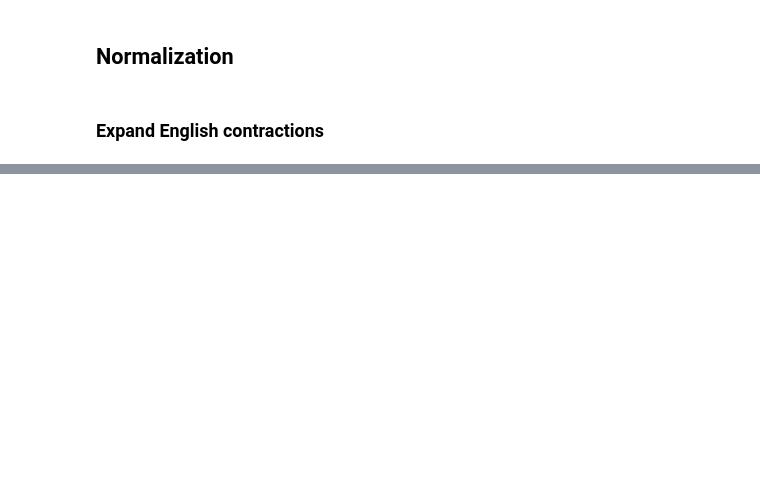
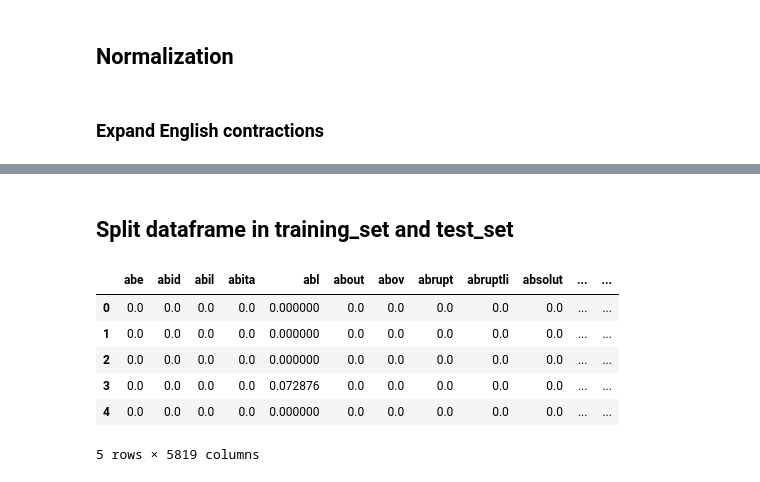
Before and after one commit to AT181903/YelpDatasetAnalysis, a Jupyter notebook: reviews_task.ipynb, the cells around one changed output, grey strips where cells are left out. Cells and saved outputs as stored; diff of their text form; code cells hidden in the pictures; blank space fills up the shorter version.

```diff
--- a/reviews_task.ipynb
+++ b/reviews_task.ipynb
@@ -151,0 +236,2 @@ df_review_text_no_punct.head(5)
+# %% [markdown]
+## Split dataframe in training_set and test_set
@@ -151,0 +242,25 @@ df_review_text_no_punct.head(5)
+# %%
+X = df_review_text_rating["processed_text"]
+y = df_review_text_rating["review_rating"]
+
+# Training set = 80%
+# Test set = 20%
+X_train, X_test, y_train, y_test = train_test_split(X, y, test_size=0.2, random_state=4)
+# %%
+# Initialize
+vectorizer = TfidfVectorizer()
+X_train_vectorizer = vectorizer.fit_transform(X_train)
+X_test_vectorizer = vectorizer.transform(X_test)
+
+X_train_df = pd.DataFrame(columns=vectorizer.get_feature_names_out(), data=X_train_vectorizer.toarray())
+X_test_df = pd.DataFrame(columns=vectorizer.get_feature_names_out(), data=X_test_vectorizer.toarray())
+# %%
+X_train_df.head(5)
+# %% [output]
+|  | abe | abid | abil | abita | abl | about | abov | abrupt | abruptli | absolut | ... | ... |
+| 0 | 0.0 | 0.0 | 0.0 | 0.0 | 0.000000 | 0.0 | 0.0 | 0.0 | 0.0 | 0.0 | ... | ... |
+| 1 | 0.0 | 0.0 | 0.0 | 0.0 | 0.000000 | 0.0 | 0.0 | 0.0 | 0.0 | 0.0 | ... | ... |
+| 2 | 0.0 | 0.0 | 0.0 | 0.0 | 0.000000 | 0.0 | 0.0 | 0.0 | 0.0 | 0.0 | ... | ... |
+| 3 | 0.0 | 0.0 | 0.0 | 0.0 | 0.072876 | 0.0 | 0.0 | 0.0 | 0.0 | 0.0 | ... | ... |
+| 4 | 0.0 | 0.0 | 0.0 | 0.0 | 0.000000 | 0.0 | 0.0 | 0.0 | 0.0 | 0.0 | ... | ... |
+5 rows × 5819 columns
```
Also changed, not shown: parts of 31 cells of this notebook.
